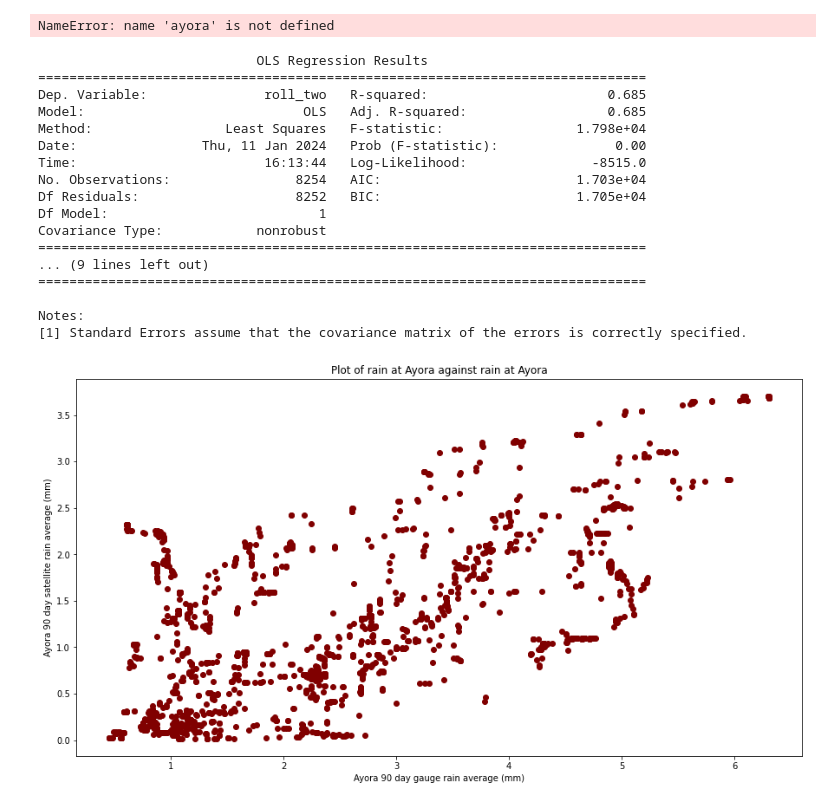
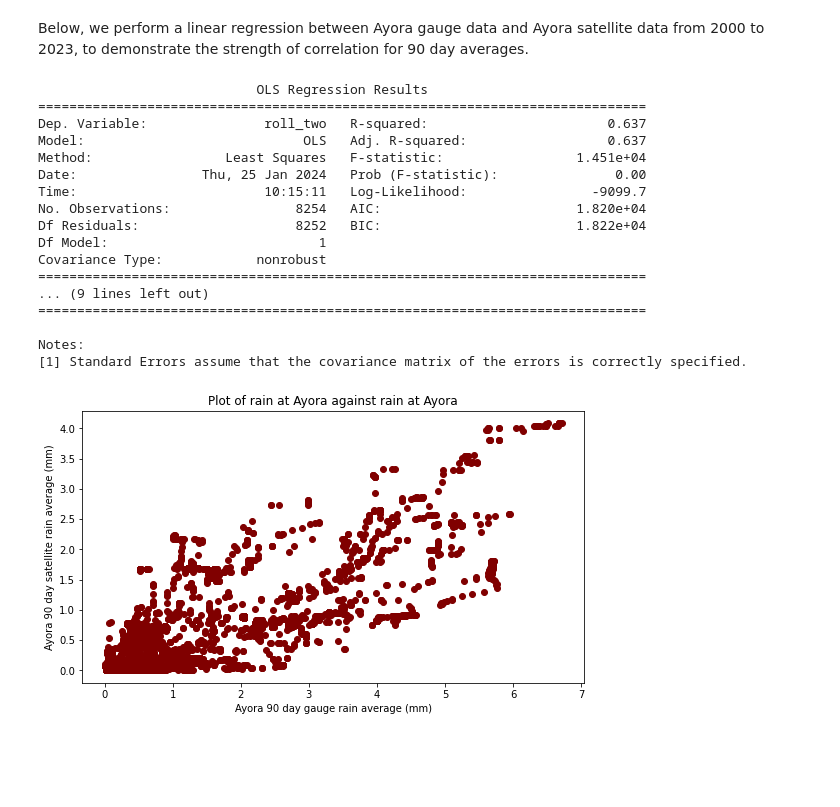
Before and after one commit to geodesymiami/precip-notebooks, a Jupyter notebook: hindcast_regression.ipynb, the cells around one changed output. Drawn from its saved outputs; the diff is of its cells as text; code cells hidden in the pictures; blank space fills up the shorter version.

```diff
--- a/hindcast_regression.ipynb
+++ b/hindcast_regression.ipynb
@@ -15,40 +15,37 @@ eruptions = pd.read_csv(os.path.join(folder_path, "eruptions_galapagos3.csv"))
 bellavista = pd.read_csv(os.path.join(folder_path, "climate_bellavista.csv"))
 ayora = pd.read_csv(os.path.join(folder_path, "climate_puerto-ayora.csv"))
 # %%
-volcanos = {'Wolf': (-91.20, 0.0), 'Fernandina': (-91.33, -0.22), 'Negra, Sierra': (-91.17, -0.83), 'Azul, Cerro': (-91.24, -0.55), 'Bellavista': (-90.33, -.69), 'Ayora': (-90.3,-.74)} # Long/lat pairs must exist in rainfall data
-pick = 'Wolf' # Choose a volcano or site to analyze satellite rainfall at (from the above dictionary)
-lat_range = .1 # enter desired latitude range
-lon_range = .1 # enter desired longitude range
+sites_dict = {'Wolf': (-91.35, .05, 'Wolf'), 'Fernandina': (-91.45, -.45, 'Fernandina'), 'Negra, Sierra': (-91.15, -.85, 'Sierra Negra'), 'Azul, Cerro': (-91.25, -.55, 'Cerro Azul') } # Long/lat pairs must exist in rainfall data
+gauges_dict = {'Bellavista': (-90.35, -.65), 'Ayora': (-90.35,-.75)}
+#volcanos = {'Wolf': (-91.20, 0.0), 'Fernandina': (-91.33, -0.22), 'Negra, Sierra': (-91.17, -0.83), 'Azul, Cerro': (-91.24, -0.55), 'Bellavista': (-90.33, -.69), 'Ayora': (-90.3,-.74)} # Long/lat pairs must exist in rainfall data
 compare_site = ayora  # Choose a gauge site to compare to (currently either ayora or bellavista)
 site_name = 'Ayora' # Same choice as for compare_site, but as a string and capitalized
 rolling_number = 90 # Number of days to average rainfall over
 print_summary = True # Make true if you want to see summary of regression
-
-rain_frame = volcano_rain_frame(rainfall, volcanos, pick, rolling_number, lat_range, lon_range)
-compare_frame = data_cleaner(compare_site, rolling_number)
-# %% [output]
-NameError: name 'ayora' is not defined
-# %%
-reg = regressor(rain_frame, volcanos, pick, compare_frame, rolling_number, print_summary)
-# %% [output]
-                            OLS Regression Results
-==============================================================================
-Dep. Variable:               roll_two   R-squared:                       0.685
-Model:                            OLS   Adj. R-squared:                  0.685
-Method:                 Least Squares   F-statistic:                 1.798e+04
-Date:                Thu, 11 Jan 2024   Prob (F-statistic):               0.00
-Time:                        16:13:44   Log-Likelihood:                -8515.0
-No. Observations:                8254   AIC:                         1.703e+04
-Df Residuals:                    8252   BIC:                         1.705e+04
-Df Model:                           1
-Covariance Type:            nonrobust
-==============================================================================
-... (9 lines left out)
-==============================================================================
-
-Notes:
-[1] Standard Errors assume that the covariance matrix of the errors is correctly specified.
-# %%
-scatter_compare(rain_frame, pick, compare_frame, site_name, rolling_number)
-# %% [output]
-[figure, removed]
+# %% [markdown]
+Below, we perform a linear regression between Ayora gauge data and Ayora satellite data from 2000 to 2023, to demonstrate the strength of correlation for 90 day averages.
+# %%
+rain_frame = volcano_rain_frame(rainfall, gauges_dict, 'Ayora', rolling_number)
+compare_frame = data_cleaner(compare_site, rolling_number)
+
+reg = regressor(rain_frame, gauges_dict, 'Ayora', compare_frame, rolling_number, print_summary)
+scatter_compare(rain_frame, 'Ayora', compare_frame, site_name, rolling_number)
+# %% [output]
+                            OLS Regression Results
+==============================================================================
+Dep. Variable:               roll_two   R-squared:                       0.637
+Model:                            OLS   Adj. R-squared:                  0.637
+Method:                 Least Squares   F-statistic:                 1.451e+04
+Date:                Thu, 25 Jan 2024   Prob (F-statistic):               0.00
+Time:                        10:15:11   Log-Likelihood:                -9099.7
+No. Observations:                8254   AIC:                         1.820e+04
+Df Residuals:                    8252   BIC:                         1.822e+04
+Df Model:                           1
+Covariance Type:            nonrobust
+==============================================================================
+... (9 lines left out)
+==============================================================================
+
+Notes:
+[1] Standard Errors assume that the covariance matrix of the errors is correctly specified.
+[figure, added]
```
Also changed, not shown: parts of 2 cells of this notebook, 14 other files.
